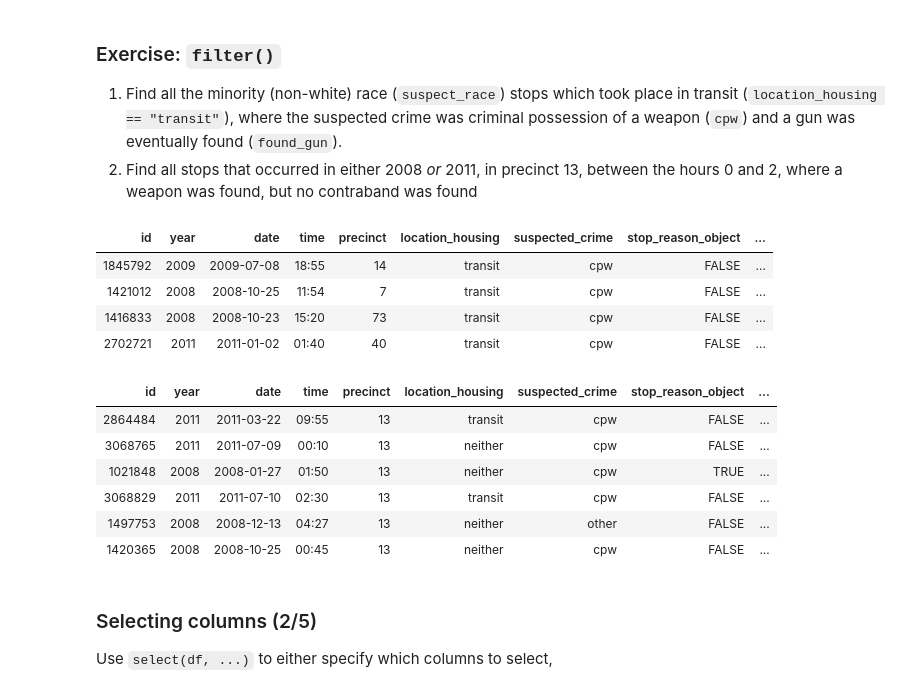
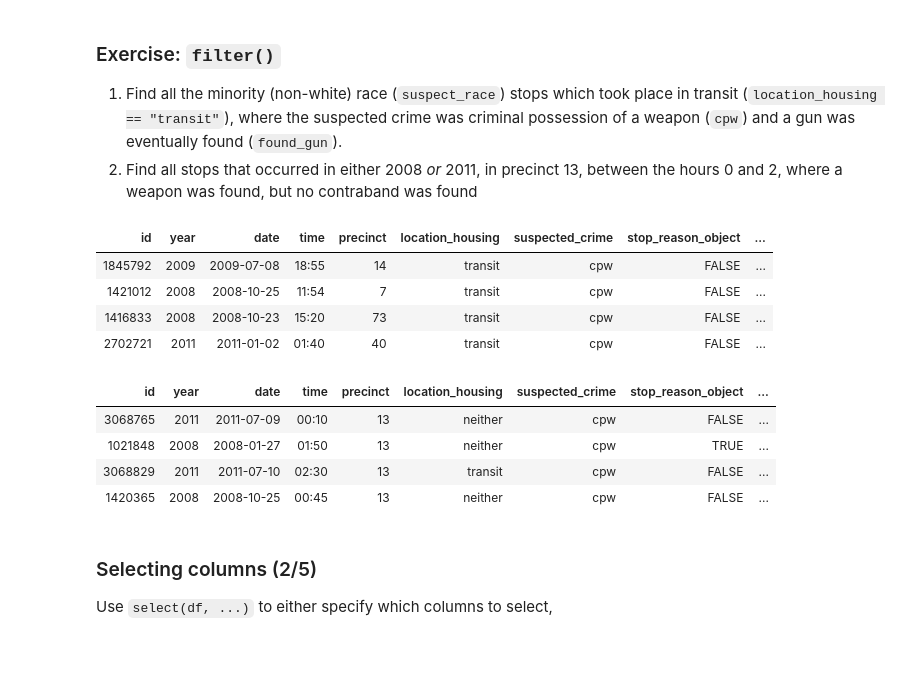
Before and after one commit to stanford-policylab/law-order-algo, a Jupyter notebook: notebooks/week-1-dplyr-answers.ipynb, the cells around one changed output. Saved outputs shown, nothing was run; the diff lists cells and outputs as text; code cells hidden in the pictures; blank space fills up the shorter version.

```diff
--- a/notebooks/week-1-dplyr-answers.ipynb
+++ b/notebooks/week-1-dplyr-answers.ipynb
@@ -308,34 +308,32 @@ filter(stop_df, year != 2008)
 # %%
 # WRITE CODE HERE
 # START solution
 # 1.
 filter(stop_df,
        suspect_race != "white",
        location_housing == "transit",
        suspected_crime == "cpw",
        found_gun)
 
 # 2.
 filter(stop_df,
        year %in% c(2008, 2011),
        precinct == 13,
        hour >= 0,
-       hour <= 1,
+       hour <= 2,
        found_weapon,
        !found_contraband)
 # END solution
 # %% [output]
 | id | year | date | time | precinct | location_housing | suspected_crime | stop_reason_object | ... |
 | 1845792 | 2009 | 2009-07-08 | 18:55 | 14 | transit | cpw | FALSE | ... |
 | 1421012 | 2008 | 2008-10-25 | 11:54 | 7 | transit | cpw | FALSE | ... |
 | 1416833 | 2008 | 2008-10-23 | 15:20 | 73 | transit | cpw | FALSE | ... |
 | 2702721 | 2011 | 2011-01-02 | 01:40 | 40 | transit | cpw | FALSE | ... |
 | id | year | date | time | precinct | location_housing | suspected_crime | stop_reason_object | ... |
-| 2864484 | 2011 | 2011-03-22 | 09:55 | 13 | transit | cpw | FALSE | ... |
 | 3068765 | 2011 | 2011-07-09 | 00:10 | 13 | neither | cpw | FALSE | ... |
 | 1021848 | 2008 | 2008-01-27 | 01:50 | 13 | neither | cpw | TRUE | ... |
 | 3068829 | 2011 | 2011-07-10 | 02:30 | 13 | transit | cpw | FALSE | ... |
-| 1497753 | 2008 | 2008-12-13 | 04:27 | 13 | neither | other | FALSE | ... |
 | 1420365 | 2008 | 2008-10-25 | 00:45 | 13 | neither | cpw | FALSE | ... |
 # %% [markdown]
 ### Selecting columns (2/5)
```
Also changed, not shown: parts of 10 cells of this notebook, 1 other file.
